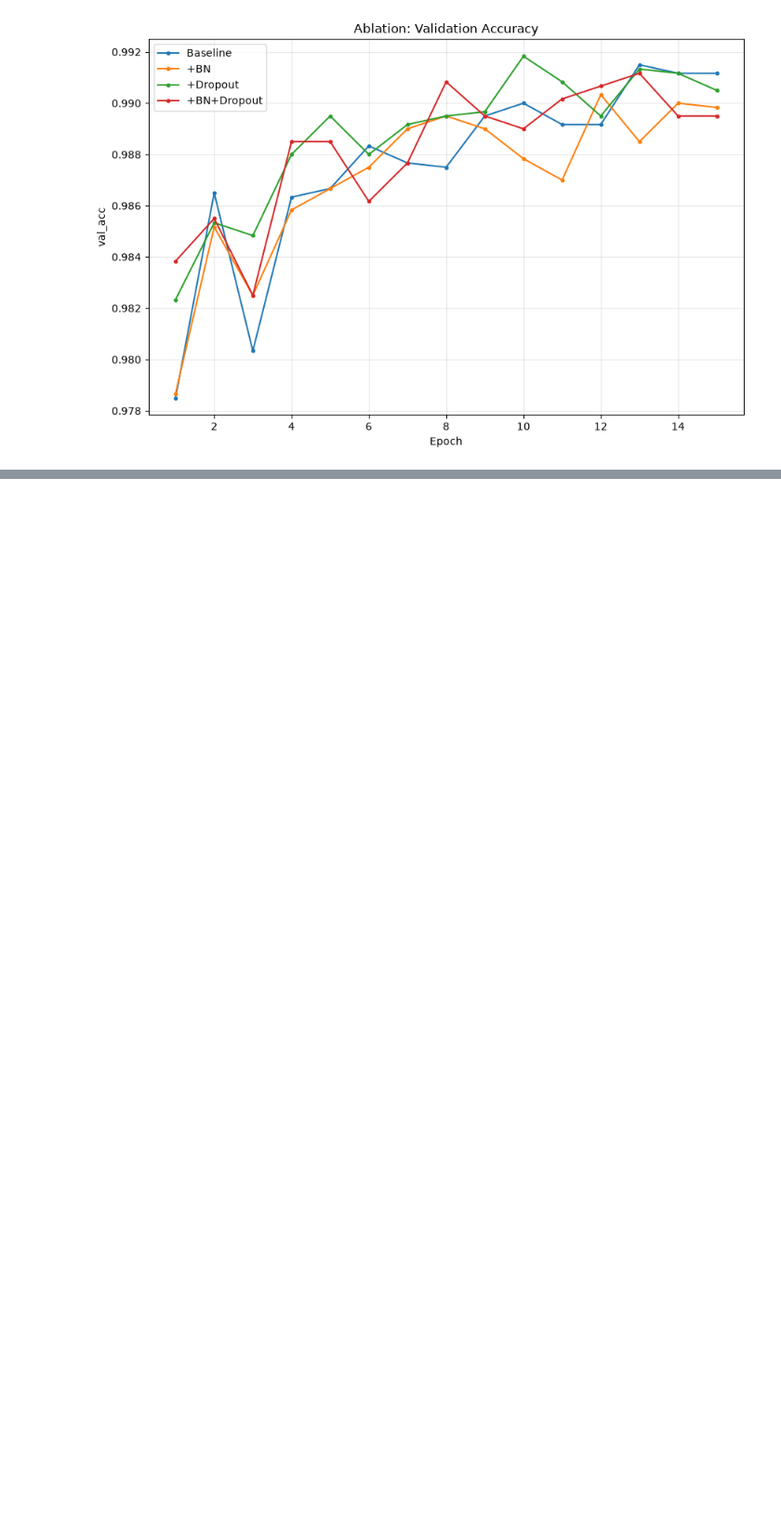
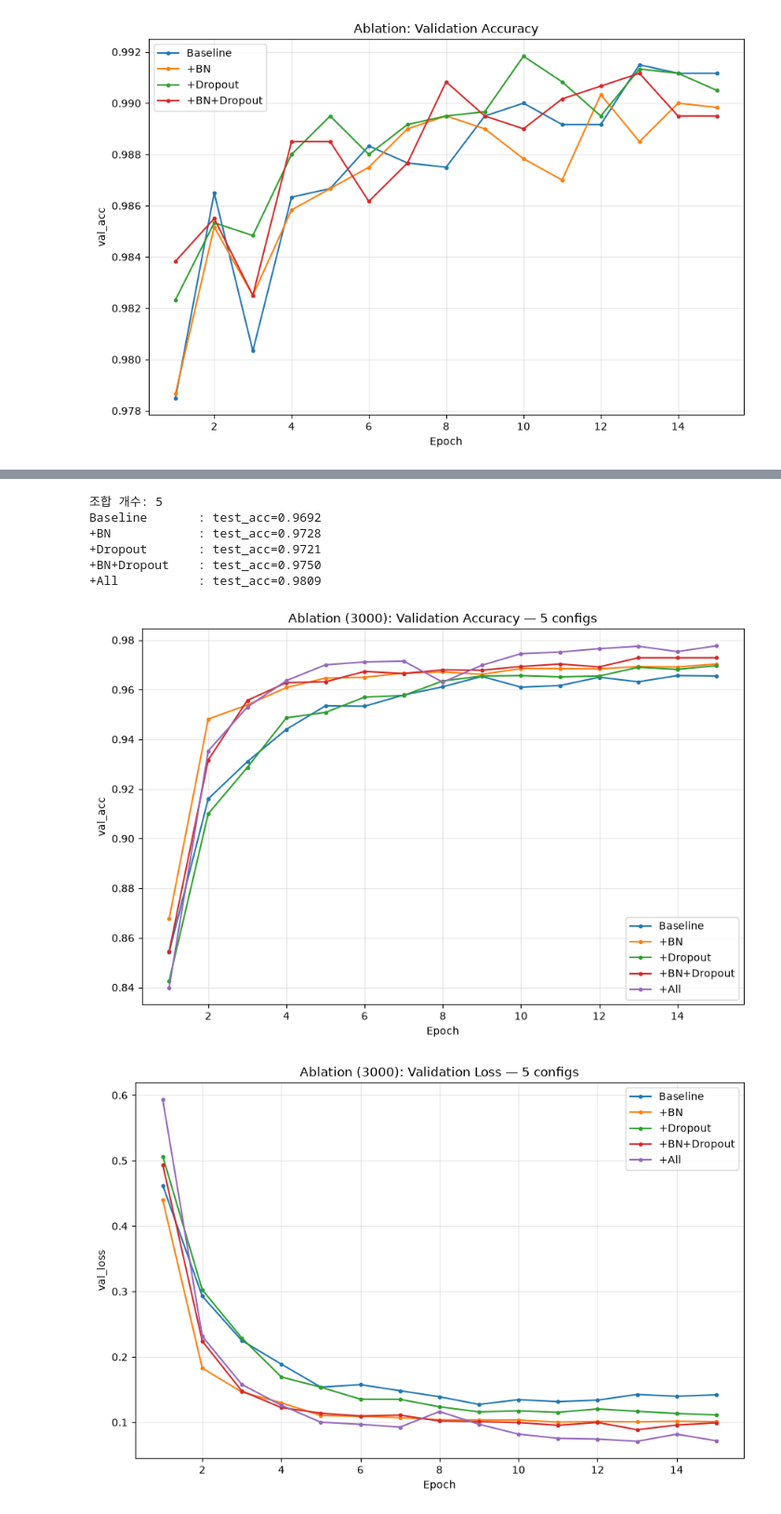
Before and after one commit to hyunwoonoh99/hw_mnist_project, a Jupyter notebook: notebooks/experiments.ipynb, the cells around one changed output, grey strips where cells are left out. Shown at 93% size. Drawn from its saved outputs; the diff is of its cells as text; code cells hidden in the pictures; blank space fills up the shorter version.

```diff
--- a/notebooks/experiments.ipynb
+++ b/notebooks/experiments.ipynb
@@ -504,0 +700,31 @@ plot_model_comparison_curves(ablation_hist, metric="val_acc",
+# %%
+import importlib
+import utils.data, utils.train, models.cnn
+importlib.reload(utils.data); importlib.reload(utils.train); importlib.reload(models.cnn)
+from utils.data import get_dataloaders
+from utils.train import fit, set_seed
+from models.cnn import CNN
+
+# augment 적용된 축소 데이터 로더
+aug_train_loader, aug_val_loader, aug_test_loader = get_dataloaders(
+    batch_size=128, data_dir="../data", train_subset=3000, augment=True
+)
+
+# +All: BN + Dropout + Augmentation
+print(f"\n{'='*50}\n+All (BN+Dropout+Aug, 3000 samples)\n{'='*50}")
+set_seed(42)
+model = CNN(use_bn=True, use_dropout=True)
+all_hist, all_best_ep, all_test_res = fit(
+    model, aug_train_loader, aug_val_loader, aug_test_loader,
+    epochs=15, device=device,
+    save_path="../results/cnn_small_All.pth"
+)
+
+# 기존 축소 ablation 결과에 +All 추가
+ablation_small_results["+All"] = {
+    "history": all_hist, "test_acc": all_test_res[1], "best_epoch": all_best_ep,
+}
+
+print("\n\n=== 축소 데이터 Ablation 최종 요약 (3000 samples) ===")
+for name, r in ablation_small_results.items():
+    print(f"{name:15s}: test_acc={r['test_acc']:.4f}, best_epoch={r['best_epoch']}")
@@ -504,0 +749,24 @@ plot_model_comparison_curves(ablation_hist, metric="val_acc",
+# %%
+print("조합 개수:", len(ablation_small_results))
+for name, r in ablation_small_results.items():
+    print(f"{name:15s}: test_acc={r['test_acc']:.4f}")
+# %% [output]
+조합 개수: 5
+Baseline       : test_acc=0.9692
++BN            : test_acc=0.9728
++Dropout       : test_acc=0.9721
++BN+Dropout    : test_acc=0.9750
++All           : test_acc=0.9809
+# %%
+ablation_small_hist = {name: r["history"] for name, r in ablation_small_results.items()}
+
+plot_model_comparison_curves(ablation_small_hist, metric="val_acc",
+    title="Ablation (3000): Validation Accuracy — 5 configs",
+    save_path="../results/ablation_small_final_valacc.png")
+
+plot_model_comparison_curves(ablation_small_hist, metric="val_loss",
+    title="Ablation (3000): Validation Loss — 5 configs",
+    save_path="../results/ablation_small_final_valloss.png")
+# %% [output]
+[figure, added]
+[figure, added]
```
Also changed, not shown: parts of 8 cells of this notebook, 1 other file.
